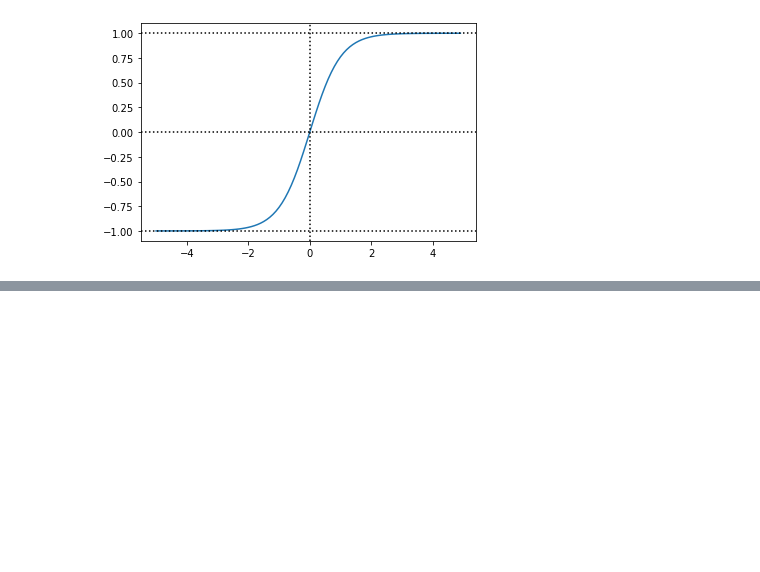
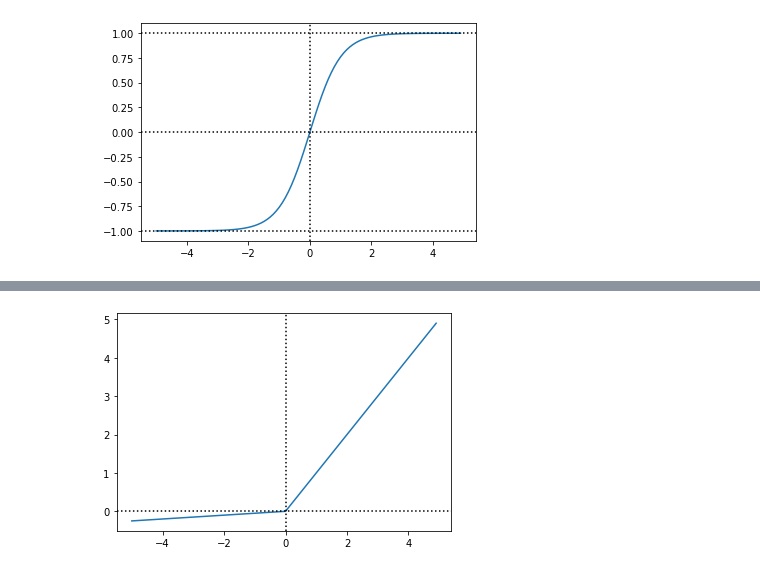
Before and after one commit to HoYaStudy/AI_Study, a Jupyter notebook: doc/activation_function.ipynb, the cells around one changed output, grey strips where cells are left out. Cells and saved outputs as stored; diff of their text form; code cells hidden in the pictures; blank space fills up the shorter version.

```diff
--- a/doc/activation_function.ipynb
+++ b/doc/activation_function.ipynb
@@ -54,0 +113,14 @@ plt.show()
+# %%
+a = 0.05
+
+def leaky_relu(x):
+    return max(a * x, x)
+
+xlist = np.arange(-5, 5, 0.1)
+y = [leaky_relu(x) for x in xlist]
+plt.plot(xlist, y)
+plt.axhline(y=0, color='k', linestyle='dotted')
+plt.axvline(x=0, color='k', linestyle='dotted')
+plt.show()
+# %% [output]
+[figure, added]
```
Also changed, not shown: parts of 15 cells of this notebook, 1 other file.
